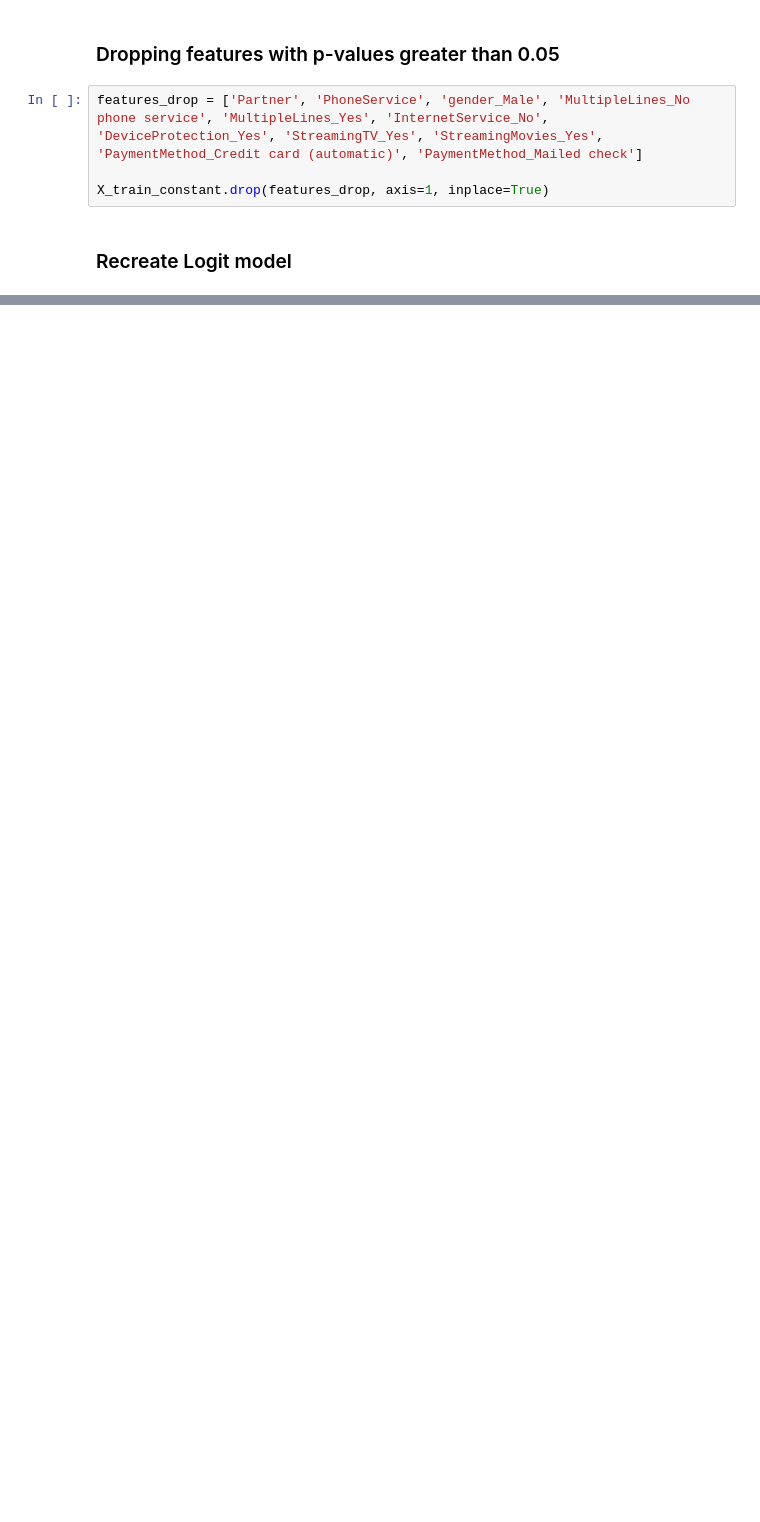
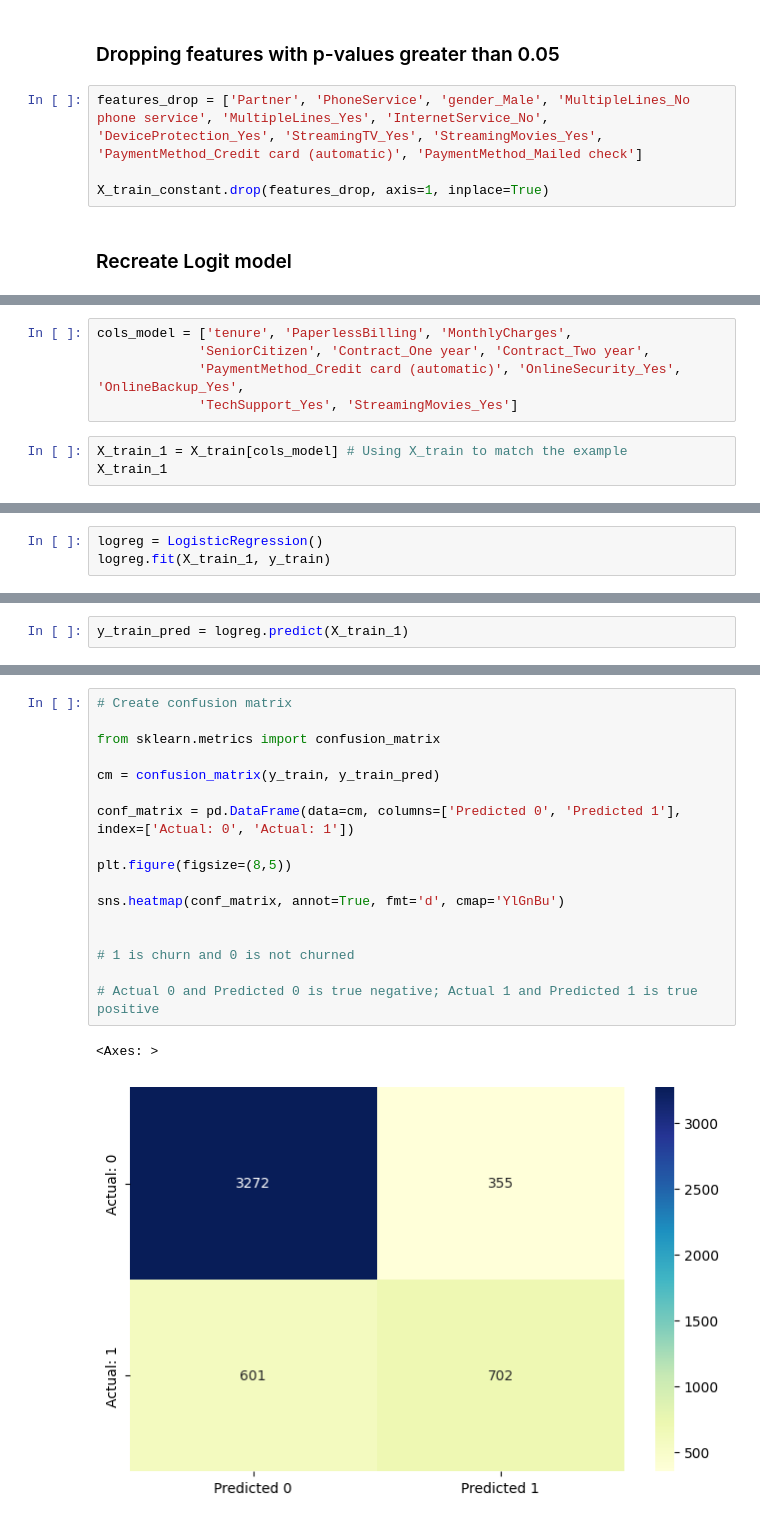
Before and after one commit to asa1997/CarPricePrediction, a Jupyter notebook: Telecom_Customer_Churn/Telecom_CustomerChurn.ipynb, the cells around one changed output, grey strips where cells are left out. Drawn from its saved outputs; the diff is of its cells as text; blank space fills up the shorter version.

```diff
--- a/Telecom_Customer_Churn/Telecom_CustomerChurn.ipynb
+++ b/Telecom_Customer_Churn/Telecom_CustomerChurn.ipynb
@@ -683,0 +691,8 @@ Logit Regression Results
+# %%
+cols_model = ['tenure', 'PaperlessBilling', 'MonthlyCharges',
+             'SeniorCitizen', 'Contract_One year', 'Contract_Two year',
+             'PaymentMethod_Credit card (automatic)', 'OnlineSecurity_Yes', 'OnlineBackup_Yes',
+             'TechSupport_Yes', 'StreamingMovies_Yes']
+# %%
+X_train_1 = X_train[cols_model] # Using X_train to match the example
+X_train_1
@@ -683,0 +713,3 @@ Logit Regression Results
+# %%
+logreg = LogisticRegression()
+logreg.fit(X_train_1, y_train)
@@ -683,0 +720,2 @@ Logit Regression Results
+# %%
+y_train_pred = logreg.predict(X_train_1)
@@ -683,0 +729,20 @@ Logit Regression Results
+# %%
+# Create confusion matrix
+
+from sklearn.metrics import confusion_matrix
+
+cm = confusion_matrix(y_train, y_train_pred)
+
+conf_matrix = pd.DataFrame(data=cm, columns=['Predicted 0', 'Predicted 1'], index=['Actual: 0', 'Actual: 1'])
+
+plt.figure(figsize=(8,5))
+
+sns.heatmap(conf_matrix, annot=True, fmt='d', cmap='YlGnBu')
+
+
+# 1 is churn and 0 is not churned
+
+# Actual 0 and Predicted 0 is true negative; Actual 1 and Predicted 1 is true positive
+# %% [output]
+<Axes: >
+[figure, added]
```
Also changed, not shown: parts of 9 cells of this notebook.
